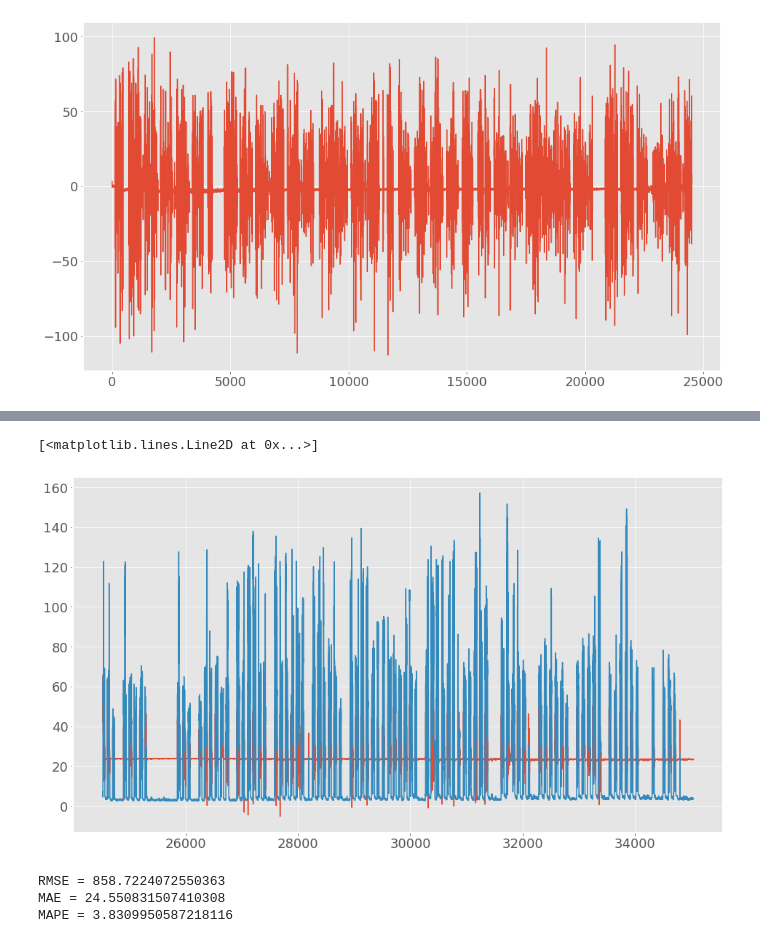
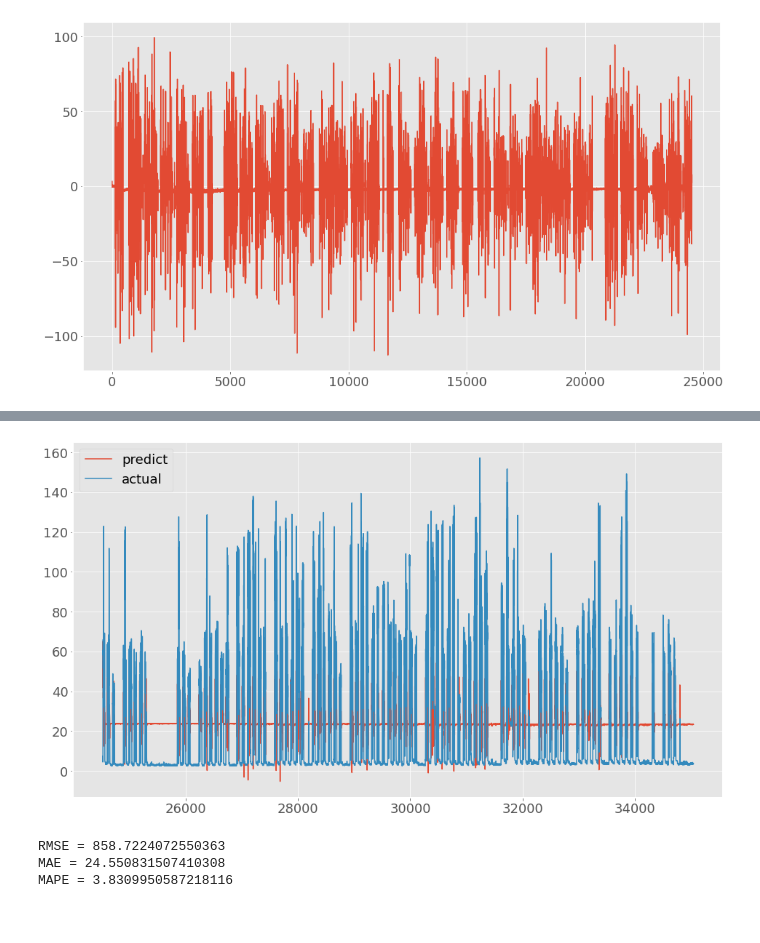
Before and after one commit to ImPerplexed/Thesis_212_BuiTuanKiet, a Jupyter notebook: thesis.ipynb, the cells around one changed output, grey strips where cells are left out. Drawn from its saved outputs; the diff is of its cells as text; code cells hidden in the pictures.

```diff
--- a/thesis.ipynb
+++ b/thesis.ipynb
@@ -193,11 +209,13 @@ arima_SVR.fit(df_train.values, arima.resid)
 arima_SVR_fc = arima_SVR.predict(np.array(df_test))
 # %%
 # print(arimia_SVR)
-plt.plot(arima_SVR_fc+arima_fc)
-plt.plot(test)
+plt.plot(arima_SVR_fc+arima_fc, label = 'predict')
+plt.plot(test, label = 'actual')
+plt.legend()
+plt.savefig('ARIMASVR')
+plt.show()
 # %% [output]
-[<matplotlib.lines.Line2D at 0x...>]
-[figure, old version]
+[figure, new version]
 # %%
 RMSE_arima_svm = mean_squared_error(test, arima_SVR_fc+arima_fc)
 MAE_arima_svm  =mean_absolute_error(test, arima_SVR_fc+arima_fc)
```
Also changed, not shown: parts of 20 cells of this notebook.
